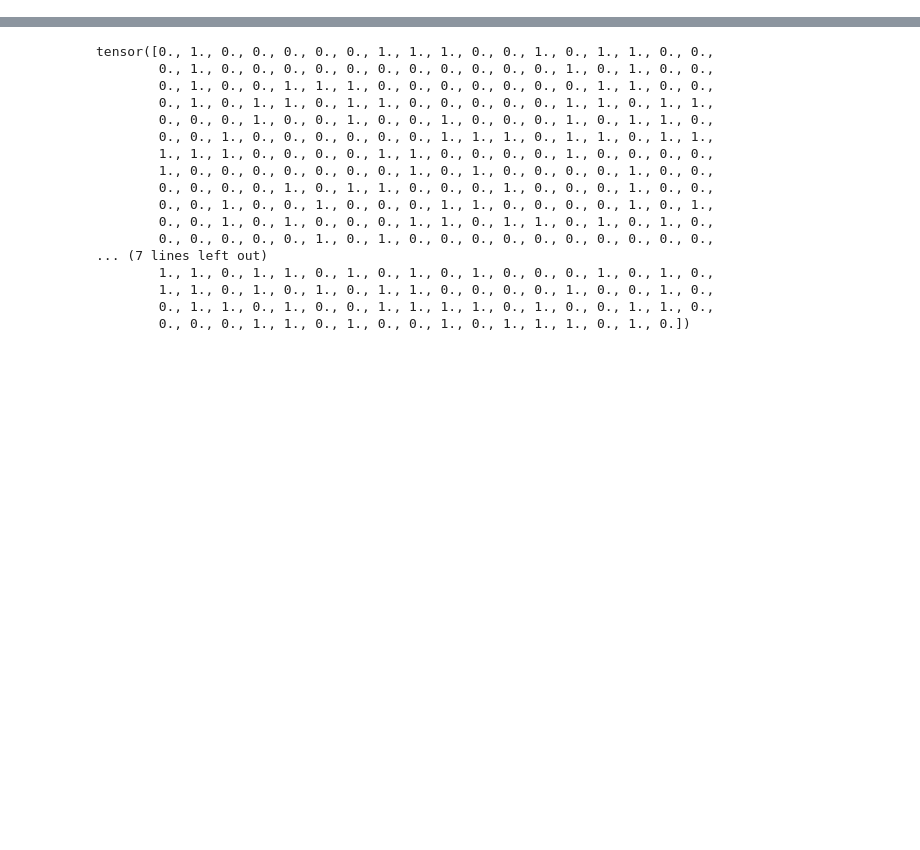
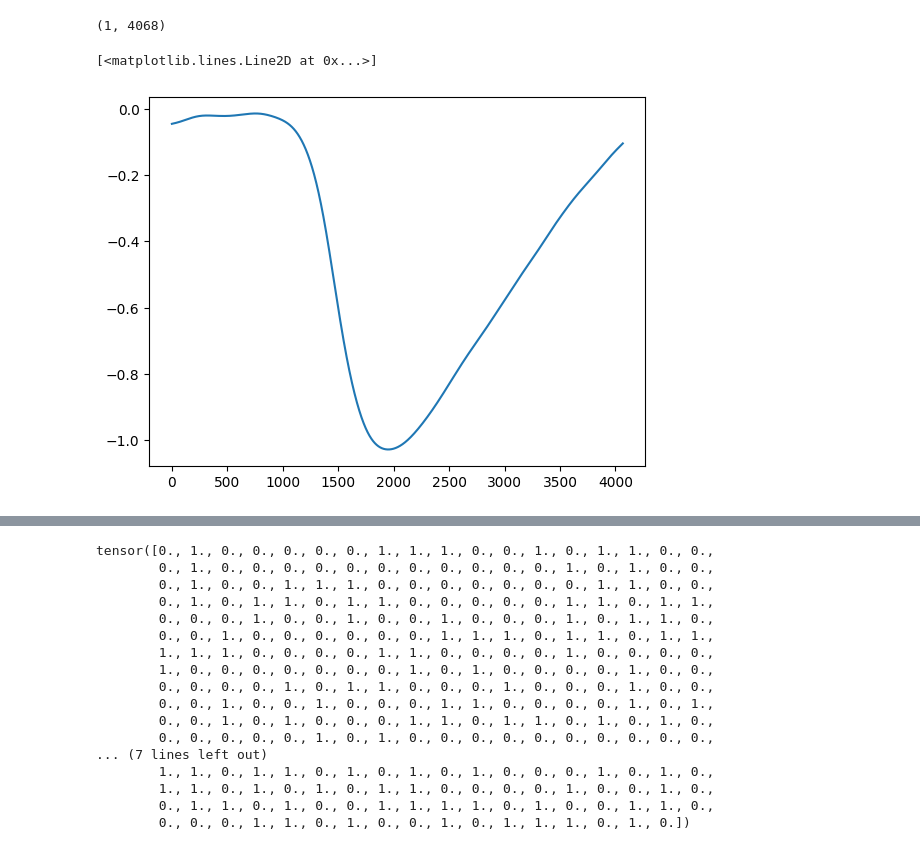
Before and after one commit to Mschaid/transphorm, a Jupyter notebook: notebooks/model_dev/active_avoidence.ipynb, the cells around one changed output, grey strips where cells are left out. Drawn from its saved outputs; the diff is of its cells as text; code cells hidden in the pictures; blank space fills up the shorter version.

Commit message:
aa_lstm 4 sec recording experiment

```diff
--- a/notebooks/model_dev/active_avoidence.ipynb
+++ b/notebooks/model_dev/active_avoidence.ipynb
@@ -18,0 +19,17 @@ model_path = "/Users/mds8301/Development/transphorm/models/aa-classifiers/a03834
+# %%
+from transphorm.experiments.aa_classifiers.aa_lstmfcn_bayes_5_day import load_data
+X_train, X_test, y_train, y_test = load_data(data_path)
+# %%
+end_idx = 1017*4
+X_train = X_train[:,:, :end_idx]
+X_test = X_test[:, :, :end_idx]
+#caluclate mean across all rows x_train
+X_train = X_train.mean(axis=0)
+X_train.shape
+# %% [output]
+(1, 4068)
+# %%
+plt.plot(X_train[0])
+# %% [output]
+[<matplotlib.lines.Line2D at 0x...>]
+[figure, added]
```
Also changed, not shown: parts of 2 cells of this notebook, 4 other files.
